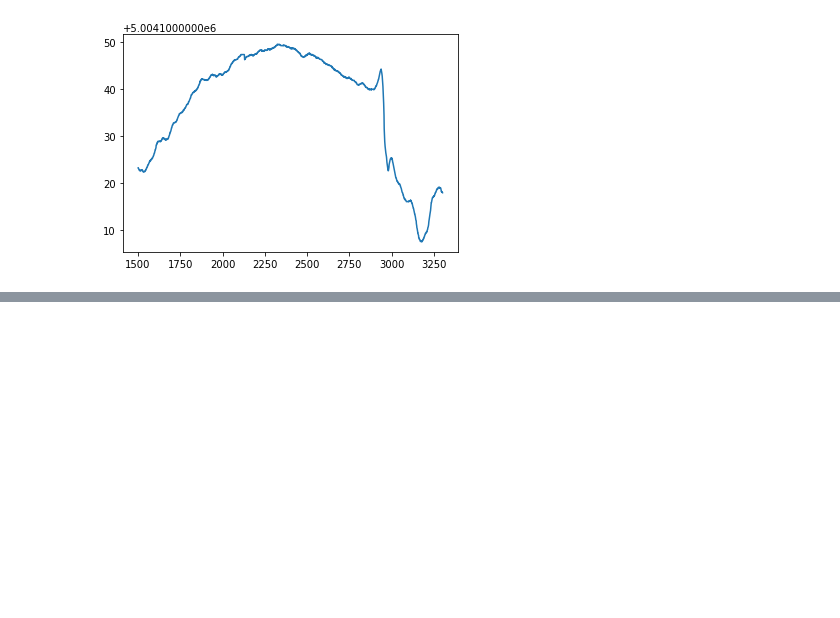
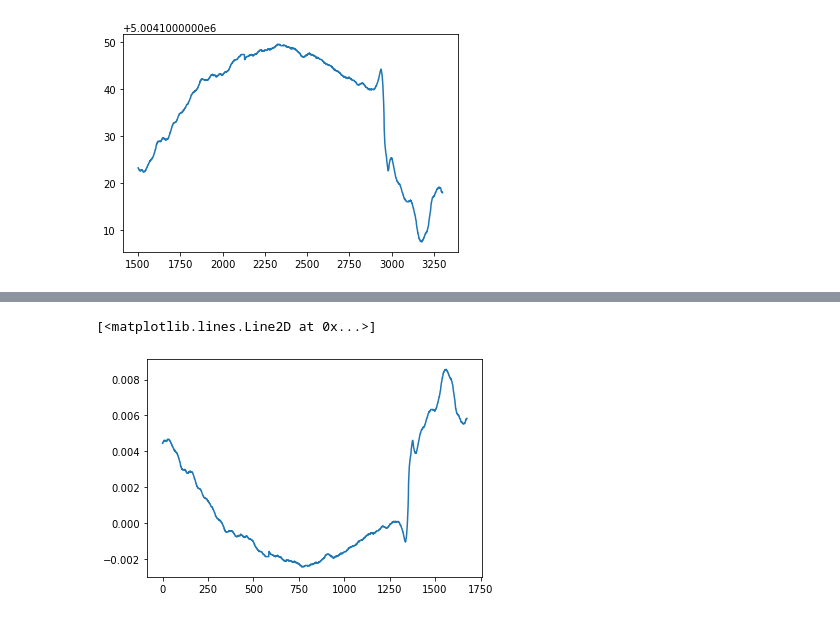
Before and after one commit to Nereumobu/advanced_lab_master, a Jupyter notebook: Ma_17/Task2_monolayer_cys.ipynb, the cells around one changed output, grey strips where cells are left out. Saved outputs shown, nothing was run; the diff lists cells and outputs as text; code cells hidden in the pictures; blank space fills up the shorter version.

```diff
--- a/Ma_17/Task2_monolayer_cys.ipynb
+++ b/Ma_17/Task2_monolayer_cys.ipynb
@@ -244,0 +209,15 @@ No handles with labels found to put in legend.
+# %%
+avogadro = constants.physical_constants["Avogadro constant"][0]
+expression = f"mass_cys/(weight_cys*A)"
+variables = ["mass_cys", "weight_cys", "A"]
+surface_cys = []
+stdsurface_cys = []
+
+for index, mass in enumerate(mass_cys):
+    surface, stdsurface = compute_error(expression, variables, [mass, weight_cys, A],
+                                        [stdmass_cys[index], weight_cys*1, A*0.1])
+    surface_cys.append(surface)
+    stdsurface_cys.append(stdsurface)
+
+surface_cys = np.array(surface_cys)
+stdsurface_cys = np.array(stdsurface_cys)
@@ -244,0 +238,25 @@ No handles with labels found to put in legend.
+# %%
+#We take the last value as the final mass for the MUA
+finalmass_MUA, stdfinalmass_MUA= mass_MUA[-1], stdmass_MUA[-1]
+atomicweight_MUA=218.356
+weight_MUA=atomicweight_MUA*constants.physical_constants["atomic mass constant"][0]
+molecules_MUA=mass_MUA/weight_MUA
+mols_MUA=molecules_MUA/(constants.physical_constants["Avogadro constant"][0])
+surface_MUA=molecules_MUA/A
+# %%
+avogadro=constants.physical_constants["Avogadro constant"][0]
+expression=f"mass_MUA/(weight_MUA*A)"
+variables=["mass_MUA","weight_MUA", "A"]
+surface_MUA=[];stdsurface_MUA=[]
+for index,mass in enumerate(finalmass_MUA):
+    surface, stdsurface=compute_error(expression,variables,[mass, weight_MUA, A],
+                  [stdmass_MUA[index], weight_MUA*0.001, A*0.1])
+    surface_MUA.append(surface);stdsurface_MUA.append(stdsurface)
+surface_MUA=np.array(surface_MUA); stdsurface_MUA=np.array(stdsurface_MUA)
+# %%
+cysperMUA=surface_cys/surface_MUA[-1]
+# %%
+plt.plot(cysperMUA)
+# %% [output]
+[<matplotlib.lines.Line2D at 0x...>]
+[figure, added]
```
Also changed, not shown: parts of 23 cells of this notebook, 13 other files.
